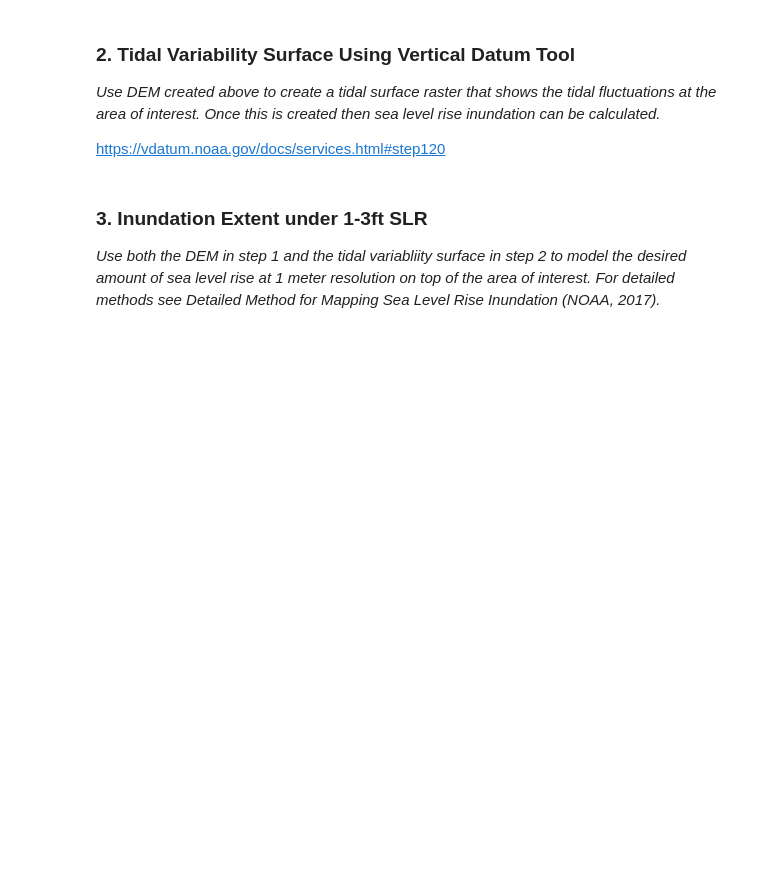
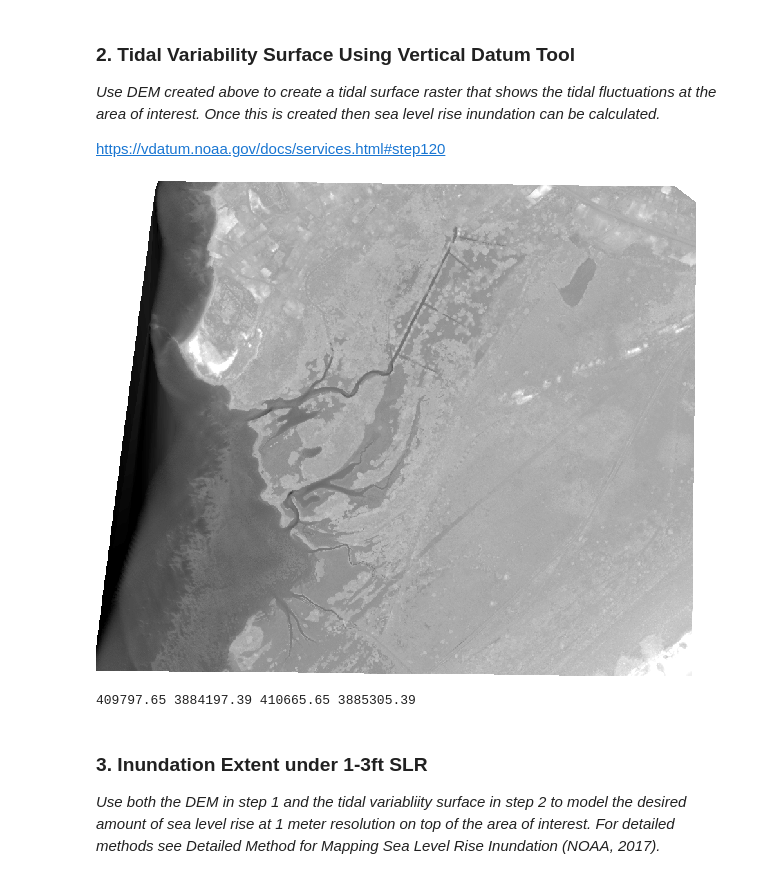
Before and after one commit to megmanning1/ResilienceHubTool, a Jupyter notebook: Manning_FinalProject.ipynb, the cells around one changed output. Drawn from its saved outputs; the diff is of its cells as text; code cells hidden in the pictures; blank space fills up the shorter version.

Commit message:
scrape tidal surface

```diff
--- a/Manning_FinalProject.ipynb
+++ b/Manning_FinalProject.ipynb
@@ -76,0 +88,16 @@ https://vdatum.noaa.gov/docs/services.html#step120
+# %%
+ground_DEM_SP = Raster(DEM_1m)
+ground_DEM_SP
+# %% [output]
+[figure, added]
+# %%
+desc = arcpy.Describe(SP_tidal_path)
+extent = desc.extent
+xmin = extent.XMin
+xmax = extent.XMax
+ymin = extent.YMin
+ymax = extent.YMax
+
+print(f"{xmin} {ymin} {xmax} {ymax}")
+# %% [output]
+409797.65 3884197.39 410665.65 3885305.39
```
Also changed, not shown: parts of 5 cells of this notebook.
